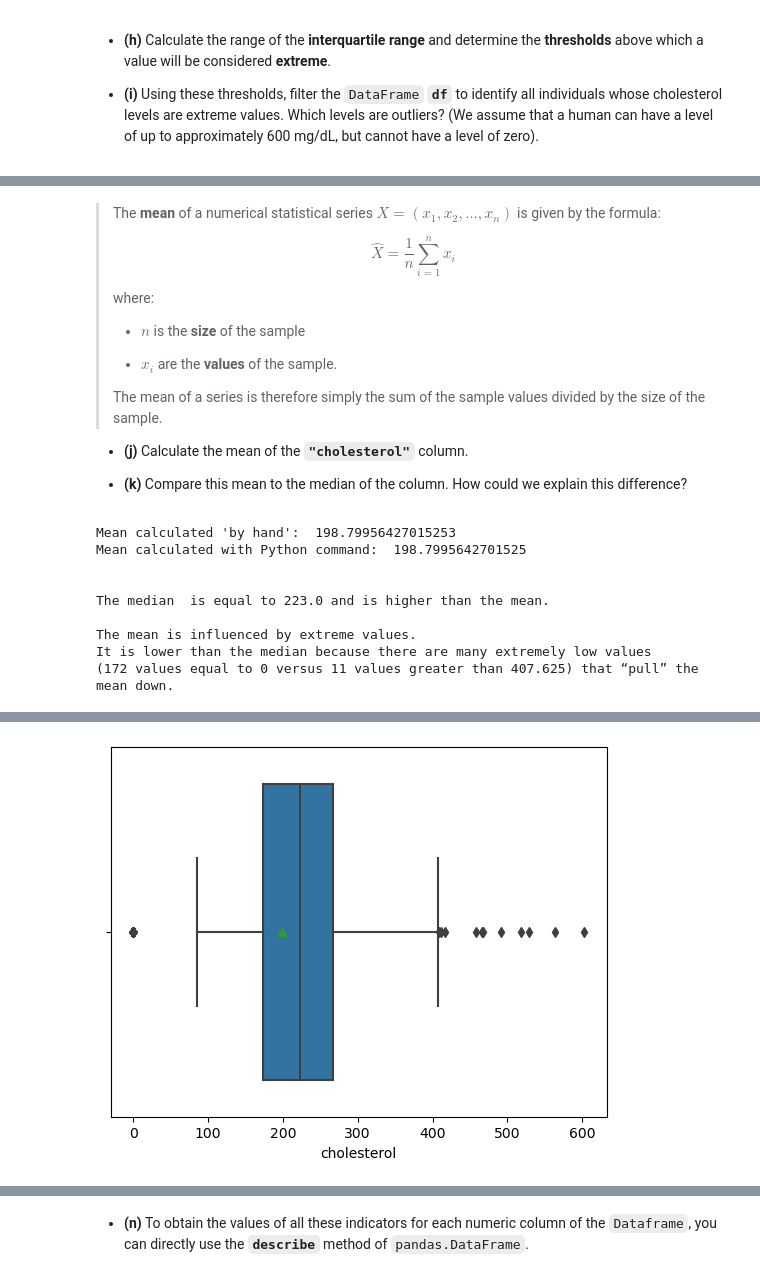
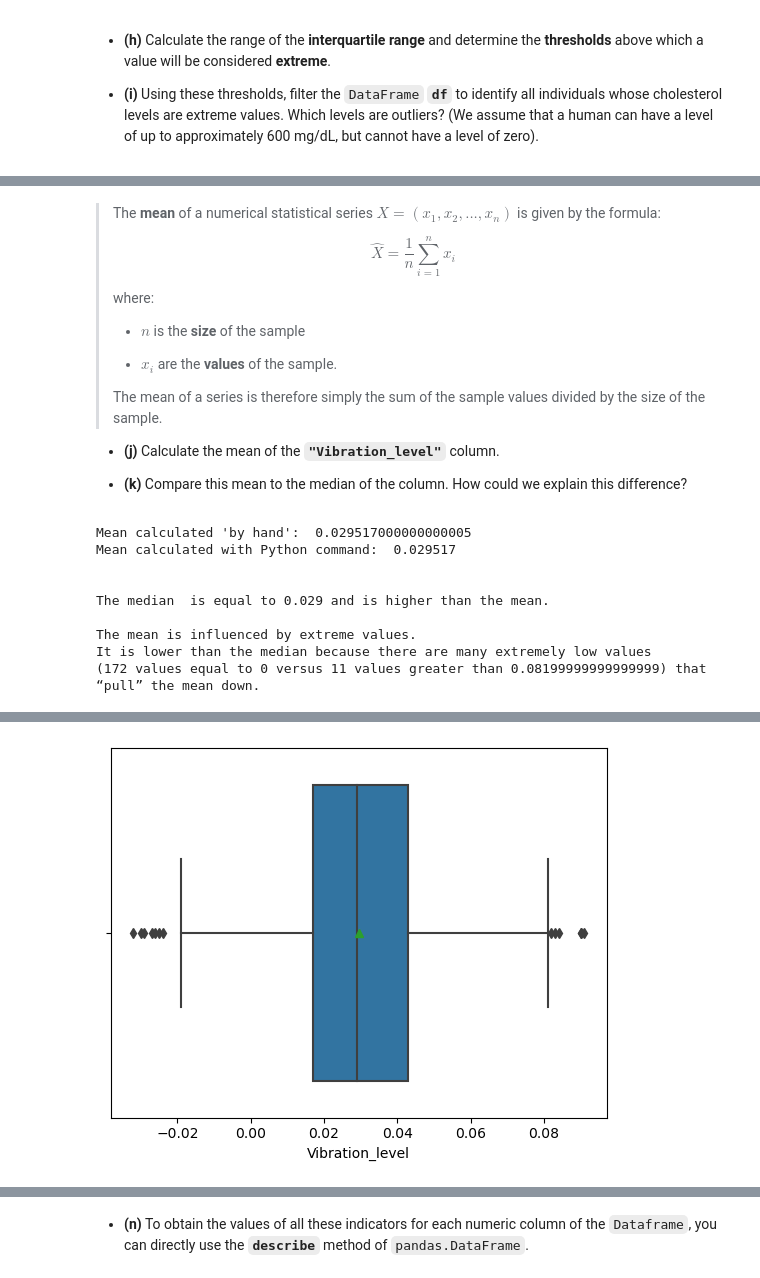
Before and after one commit to Demosthene-OR/Student-AI-and-Data-Management, a Jupyter notebook: 01_analysis_num_variables_oil_en.ipynb, the cells around one changed output, grey strips where cells are left out. Cells and saved outputs as stored; diff of their text form; code cells hidden in the pictures.

```diff
--- a/01_analysis_num_variables_oil_en.ipynb
+++ b/01_analysis_num_variables_oil_en.ipynb
@@ -46,8 +57,7 @@ import pandas as pd
 import numpy as np
 
 url = "https://raw.githubusercontent.com/Demosthene-OR/Student-AI-and-Data-Management/main/data/"
-# df = pd.read_csv(url+"heart.csv")
-df = pd.read_csv(url+"OilWell_Production_Maintenance_1000rows.csv")
+df = pd.read_csv(url+"OilWell_Production_Maintenance.csv")
 df.head()
 # %% [output]
 |  | Date | Well_ID | Flow_bbl_day | Pressure_bar | Temperature_C | Vibration_level | Maintenance_done | ... |
@@ -190,9 +199,12 @@ dtype: int64
 # %%
-print("The minimum value is: ", df['cholesterol'].min())
-print("The maximum value is: ", df['cholesterol'].max())
-print("The median value is: ", df['cholesterol'].median(), '\n')
+# Column analysed
+col = 'Vibration_level'
 
-q1, q2, q3 = df['cholesterol'].quantile(q=[0.25, 0.5, 0.75])
+print("The minimum value is: ", df[col].min())
+print("The maximum value is: ", df[col].max())
+print("The median value is: ", df[col].median(), '\n')
+
+q1, q2, q3 = df[col].quantile(q=[0.25, 0.5, 0.75])
 
 print("The quartiles are:", "q1 =", q1, ", q2 =", q2, ", q3 =", q3, '\n')
 # %% [output]
@@ -269,19 +285,19 @@ These are therefore outliers.
 >
 > The mean of a series is therefore simply the sum of the sample values divided by the size of the sample.
 
-* **(j)** Calculate the mean of the **`"cholesterol"`** column.
+* **(j)** Calculate the mean of the **`"Vibration_level"`** column.
 
 
 * **(k)** Compare this mean to the median of the column. How could we explain this difference?
 # %%
 # Calculation “by hand”:
-X = df["cholesterol"]
+X = df["Vibration_level"]
 n = len(X) # sample size
 mean_X = (1/n)*np.sum(X)
 print("Mean calculated 'by hand': ", mean_X)
 
 # Quick command in Python:
-mean_X2 = df["cholesterol"].mean()
+mean_X2 = df["Vibration_level"].mean()
 print("Mean calculated with Python command: ", mean_X2)
 print("\n")
 
@@ -294,15 +310,15 @@ It is lower than the median because there are many extremely low values
 (172 values equal to 0 versus 11 values greater than {}) that “pull” the mean down.
 '''.format(threshold_max))
 # %% [output]
-Mean calculated 'by hand':  198.79956427015253
-Mean calculated with Python command:  198.7995642701525
+Mean calculated 'by hand':  0.029517000000000005
+Mean calculated with Python command:  0.029517
 
 
-The median  is equal to 223.0 and is higher than the mean.
+The median  is equal to 0.029 and is higher than the mean.
 
 The mean is influenced by extreme values.
 It is lower than the median because there are many extremely low values
-(172 values equal to 0 versus 11 values greater than 407.625) that “pull” the mean down.
+(172 values equal to 0 versus 11 values greater than 0.08199999999999999) that “pull” the mean down.
 # %% [markdown]
 
 > **The median is much more robust to extreme values**, making it a much more **reliable** position indicator in practice. The same is true for quantiles in general. In practice, quantiles of order 0.05 and 0.95 are better indicators of the range of the distribution than the minimum or maximum.
@@ -354,10 +370,11 @@ Using the **`.boxplot()`** command, display the boxplot of the variable **`“ch
 `
 # %%
 import seaborn as sns
+import matplotlib.pyplot as plt
 
-sns.boxplot(x = df["cholesterol"],showmeans=True);
+sns.boxplot(x = df[col],showmeans=True);
 # %% [output]
-[figure, old version]
+[figure, new version]
 # %% [markdown]
 
 > Like the mean, the **standard deviation** is an indicator that is not represented graphically in a boxplot. The standard deviation measures the dispersion of data in a sample. In the following image, we can see how the distribution changes when the standard deviation (denoted by the letter sigma: **$\sigma$**) varies for values of $5,10$ and $20$.
```
Also changed, not shown: parts of 15 cells of this notebook, 1 other file.
